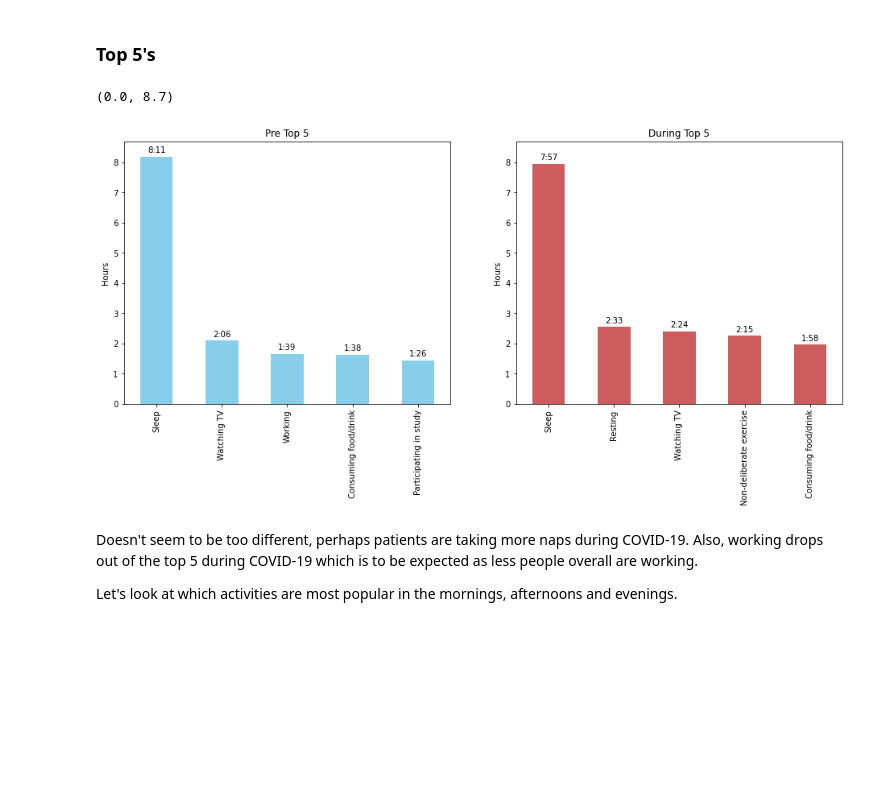
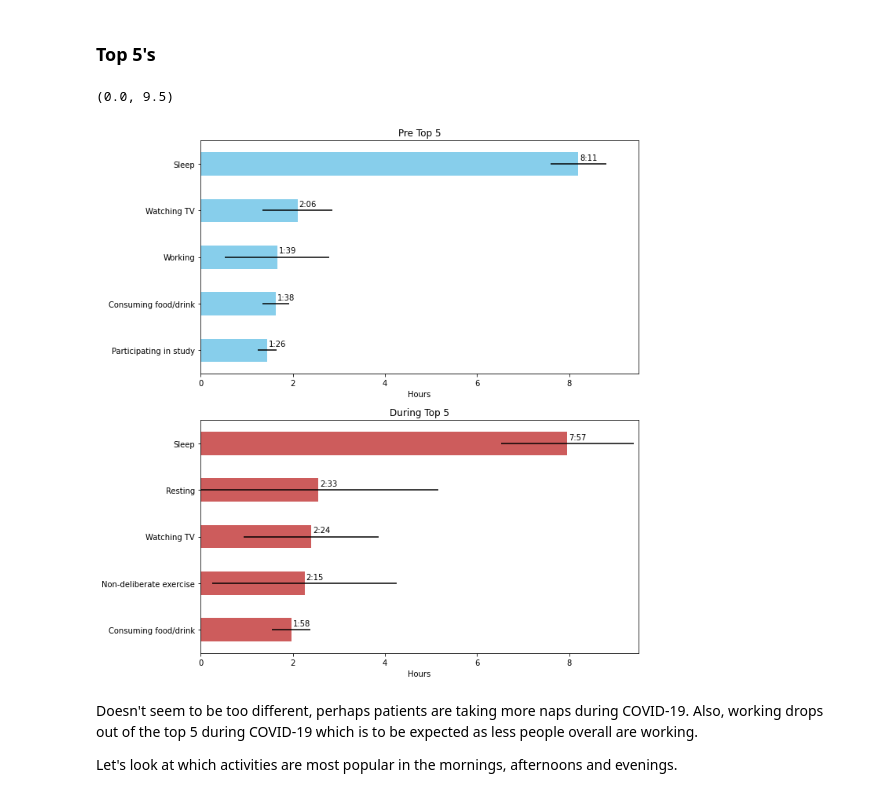
Before and after one commit to tommiehayes/Time-use-Analysis, a Jupyter notebook: Time use Analysis.ipynb, the cells around one changed output. Saved outputs shown, nothing was run; the diff lists cells and outputs as text; code cells hidden in the pictures; blank space fills up the shorter version.

```diff
--- a/Time use Analysis.ipynb
+++ b/Time use Analysis.ipynb
@@ -314,11 +327,11 @@ dur_g2_10 = dur_pri[dur_pri.columns[[16, 9]]].sum(axis=1)
 p2 = {'Health and Medication':pre_g2_1.values, 'Exercise':pre_g2_2.values, 'Health, Medication or Exercise':pre_g2_3.values,
     'Self-Care':pre_g2_4.values, 'Food-Related':pre_g2_5.values, 'Time with People or Animals':pre_g2_6.values,
     'Hobbies':pre_g2_7.values, 'Digital':pre_g2_8.values, 'Housebound Chores':pre_g2_9.values,
-    'Non-Housebound Chores':pre_g2_10.values}
+    'Non-Housebound Chores':pre_g2_10.values, 'Health and Deliberate Exercise': pre_g2_11.values}
 pre_g2 = pd.DataFrame(data=p2, index=pre_g2_1.index)
 
 d2 = {'Health and Medication':dur_g2_1.values, 'Exercise':dur_g2_2.values, 'Health, Medication or Exercise':dur_g2_3.values,
     'Self-Care':dur_g2_4.values, 'Food-Related':dur_g2_5.values, 'Time with People or Animals':dur_g2_6.values,
     'Hobbies':dur_g2_7.values, 'Digital':dur_g2_8.values, 'Housebound Chores':dur_g2_9.values,
-    'Non-Housebound Chores':dur_g2_10.values}
+    'Non-Housebound Chores':dur_g2_10.values, 'Health and Deliberate Exercise': dur_g2_11.values}
 dur_g2 = pd.DataFrame(data=d2, index=dur_g2_1.index)
@@ -483,36 +543,44 @@ plt.ylim(0, 25)
 ### Top 5's
 # %%
 #Sort datasets in descending order
-pre_means = pre_pri.mean().sort_values(ascending=False)
-dur_means = dur_pri.mean().sort_values(ascending=False)
+pre_means = pre_pri.mean().sort_values()
+dur_means = dur_pri.mean().sort_values()
 
-pre_means_morn = pre_pri_morn.mean().sort_values(ascending=False)
-pre_means_aft = pre_pri_aft.mean().sort_values(ascending=False)
-pre_means_eve = pre_pri_eve.mean().sort_values(ascending=False)
+pre_means_morn = pre_pri_morn.mean().sort_values()
+pre_means_aft = pre_pri_aft.mean().sort_values()
+pre_means_eve = pre_pri_eve.mean().sort_values()
 
-dur_means_morn = dur_pri_morn.mean().sort_values(ascending=False)
-dur_means_aft = dur_pri_aft.mean().sort_values(ascending=False)
-dur_means_eve = dur_pri_eve.mean().sort_values(ascending=False)
+dur_means_morn = dur_pri_morn.mean().sort_values()
+dur_means_aft = dur_pri_aft.mean().sort_values()
+dur_means_eve = dur_pri_eve.mean().sort_values()
 # %%
 #Top 5 Overall
-plt.figure(figsize=(16, 6))
+pci_o = []
+for i in pre_means[-5:].index:
+    pci_o.append(confidence_interval(pre_pri[i]))
 
-plt.subplot(1, 2, 1)
-ax = pre_means[:5].plot(kind='bar', color = 'SkyBlue')
-ax.set_ylabel('Hours')
+dci_o = []
+for i in dur_means[-5:].index:
+    dci_o.append(confidence_interval(dur_pri[i]))
+
+plt.figure(figsize=(10, 12))
+
+plt.subplot(2, 1, 1)
+ax = pre_means[-5:].plot(kind='barh', color = 'SkyBlue', xerr=pci_o)
+ax.set_xlabel('Hours')
 ax.set_title('Pre Top 5')
-autolabel(ax.patches)
-plt.ylim(0, 8.7)
+autolabelh(ax.patches)
+plt.xlim(0, 9.5)
 
-plt.subplot(1, 2, 2)
-ax = dur_means[:5].plot(kind='bar', color = 'IndianRed')
-ax.set_ylabel('Hours')
+plt.subplot(2, 1, 2)
+ax = dur_means[-5:].plot(kind='barh', color = 'IndianRed', xerr=dci_o)
+ax.set_xlabel('Hours')
 ax.set_title('During Top 5')
-autolabel(ax.patches)
-plt.ylim(0, 8.7)
+autolabelh(ax.patches)
+plt.xlim(0, 9.5)
 # %% [output]
-(0.0, 8.7)
+(0.0, 9.5)
-[figure, old version]
+[figure, new version]
 # %% [markdown]
 Doesn't seem to be too different, perhaps patients are taking more naps during COVID-19. Also, working drops out of the top 5 during COVID-19 which is to be expected as less people overall are working.
 
```
Also changed, not shown: parts of 36 cells of this notebook.
